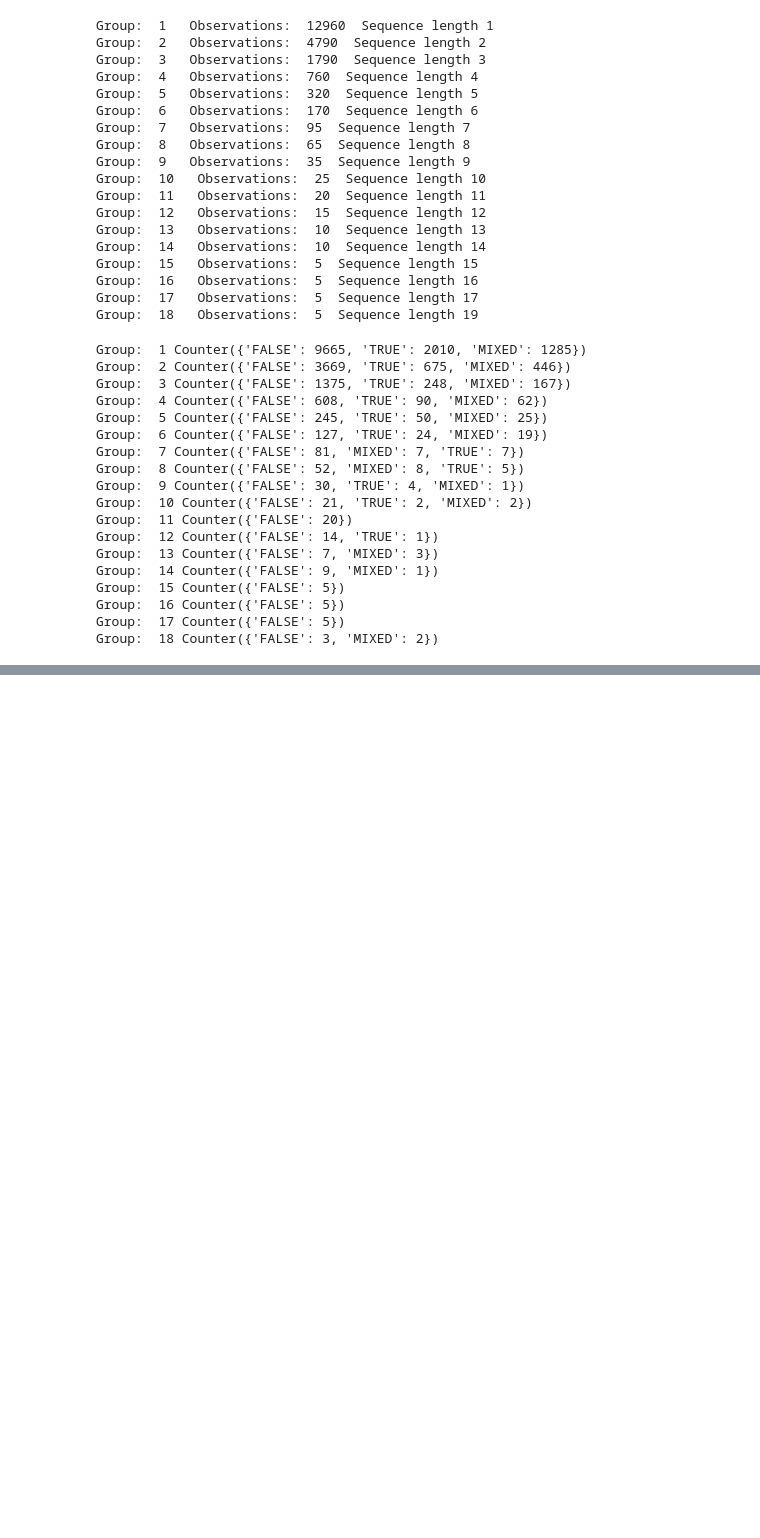
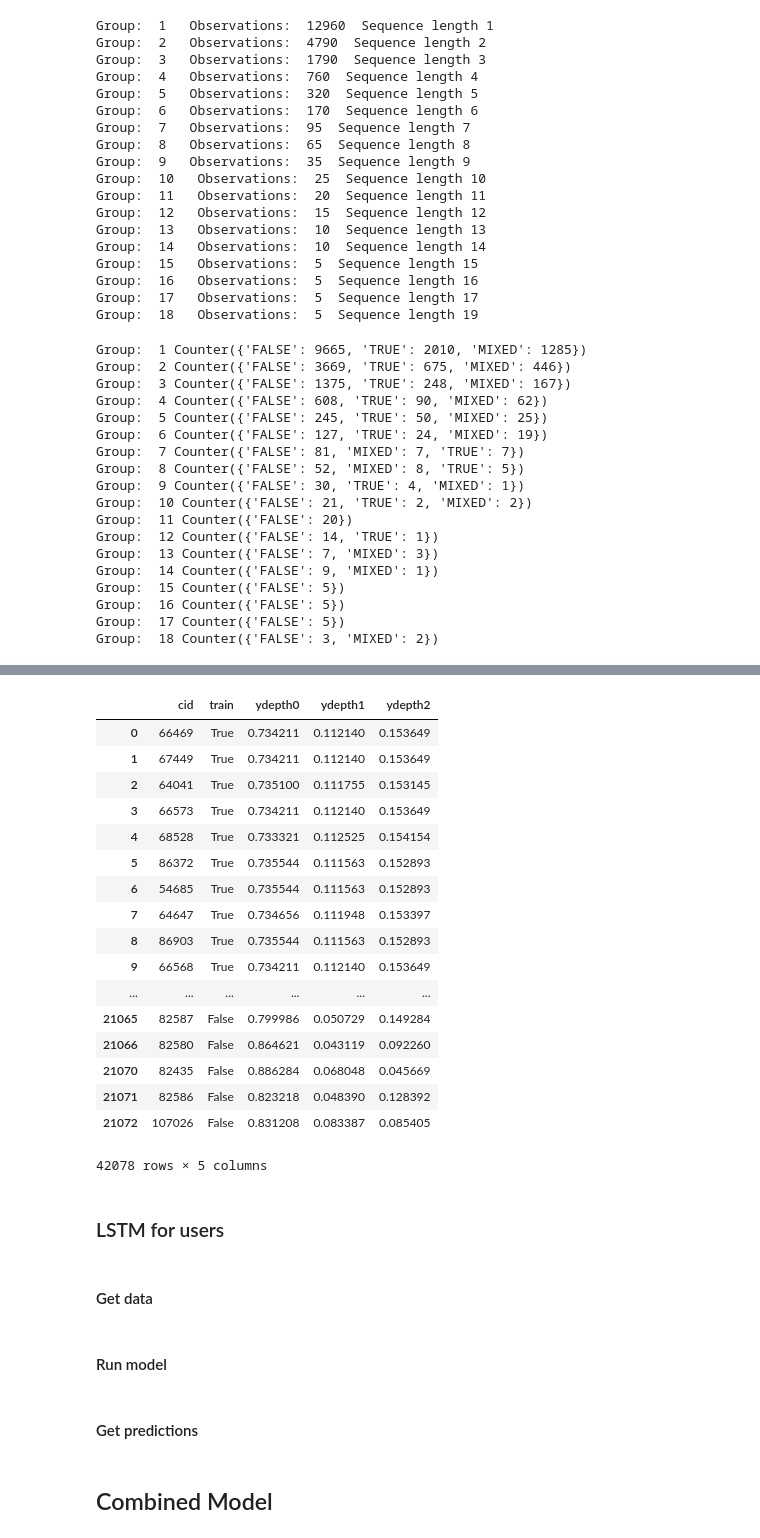
Before and after one commit to gittinic/mlp_final_proj_fake_news, a Jupyter notebook: main.ipynb, the cells around one changed output, grey strips where cells are left out. Saved outputs shown, nothing was run; the diff lists cells and outputs as text; code cells hidden in the pictures; blank space fills up the shorter version.

```diff
--- a/main.ipynb
+++ b/main.ipynb
@@ -359,18 +375,0 @@ for X,Y in zip(x_train, y_train):
-# %%
-# Convert predictions to data frame with ID
-cid = []
-y1 = []
-y2 = []
-y3 = []
-for pred_group in train_pred:
-    for pred in pred_group:
-        y1.append(pred[0])
-        y2.append(pred[1])
-        y3.append(pred[2])
-
-for cid_group in cid_train:
-    for i in cid_group:
-        cid.append(i)
-
-ytrain_pred = pd.DataFrame({'cid': cid, 'y1': y1, 'y2': y2, 'y3': y3})
-ytrain_pred = ytrain_pred.drop_duplicates('cid')
@@ -394,0 +376,58 @@ ytrain_pred = ytrain_pred.drop_duplicates('cid')
+# %%
+# Convert predictions to data frame with ID
+def pred_to_df(ids, pred, var_name, train):
+    # Create data frame of predictions
+    n = len(pred[0][0])
+    cols = ['cid']
+    cols.extend([var_name + str(i) for i in range(n)])
+    init = 0
+    for id_gr,p_gr in zip(ids,pred):
+        for i,p in zip(id_gr, p_gr):
+            if init == 0:
+                matrix = [np.append([i],p)]
+                init = 1
+            else:
+                matrix = np.concatenate((matrix, [np.append([i],p)]), axis=0)
+    df = pd.DataFrame(matrix, columns=cols)
+    # Make id column integer
+    df.cid = df.cid.astype(int)
+    # Drop duplicates
+    df = df.drop_duplicates('cid')
+    # Combine train and test predictions and input ID
+    df.insert(1, 'train', train)
+    return df
+
+# Get train and test predictions
+ydepth = pred_to_df(cid_train, train_pred, 'ydepth', True)
+y_test_test = pred_to_df(cid_test, test_pred, 'ydepth', False)
+# Combine
+ydepth.append(y_test_test)
+# %% [output]
+|  | cid | train | ydepth0 | ydepth1 | ydepth2 |
+| 0 | 66469 | True | 0.734211 | 0.112140 | 0.153649 |
+| 1 | 67449 | True | 0.734211 | 0.112140 | 0.153649 |
+| 2 | 64041 | True | 0.735100 | 0.111755 | 0.153145 |
+| 3 | 66573 | True | 0.734211 | 0.112140 | 0.153649 |
+| 4 | 68528 | True | 0.733321 | 0.112525 | 0.154154 |
+| 5 | 86372 | True | 0.735544 | 0.111563 | 0.152893 |
+| 6 | 54685 | True | 0.735544 | 0.111563 | 0.152893 |
+| 7 | 64647 | True | 0.734656 | 0.111948 | 0.153397 |
+| 8 | 86903 | True | 0.735544 | 0.111563 | 0.152893 |
+| 9 | 66568 | True | 0.734211 | 0.112140 | 0.153649 |
+| ... | ... | ... | ... | ... | ... |
+| 21065 | 82587 | False | 0.799986 | 0.050729 | 0.149284 |
+| 21066 | 82580 | False | 0.864621 | 0.043119 | 0.092260 |
+| 21070 | 82435 | False | 0.886284 | 0.068048 | 0.045669 |
+| 21071 | 82586 | False | 0.823218 | 0.048390 | 0.128392 |
+| 21072 | 107026 | False | 0.831208 | 0.083387 | 0.085405 |
+42078 rows × 5 columns
+# %% [markdown]
+### LSTM for users
+# %% [markdown]
+#### Get data
+# %% [markdown]
+#### Run model
+# %% [markdown]
+#### Get predictions
+# %% [markdown]
+## Combined Model
```
Also changed, not shown: parts of 12 cells of this notebook.
